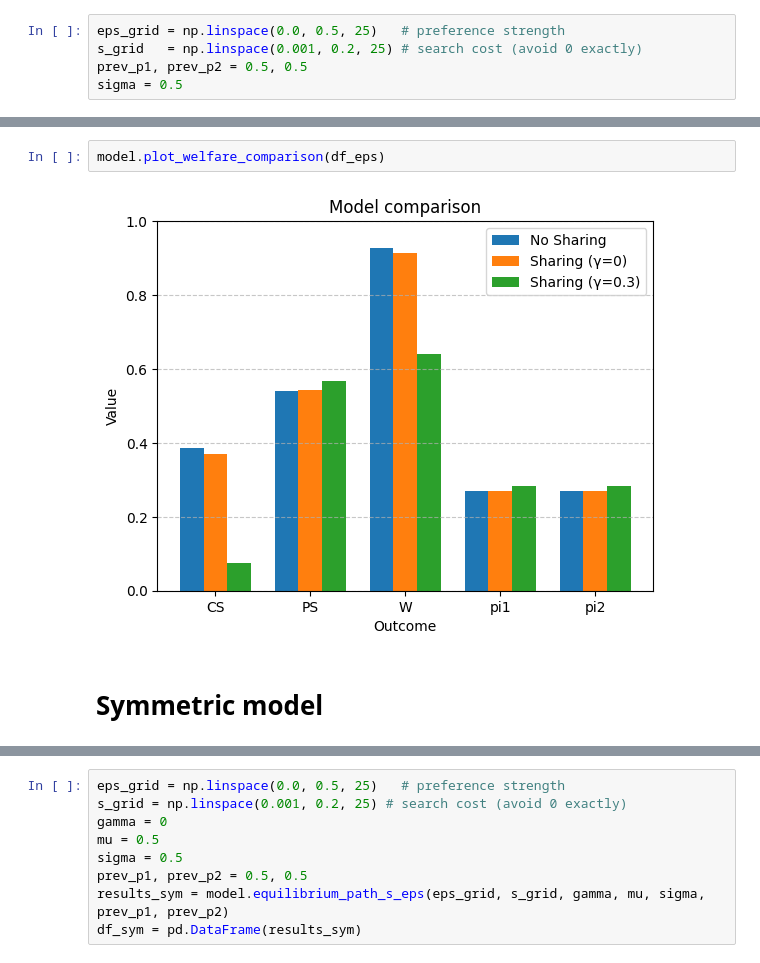
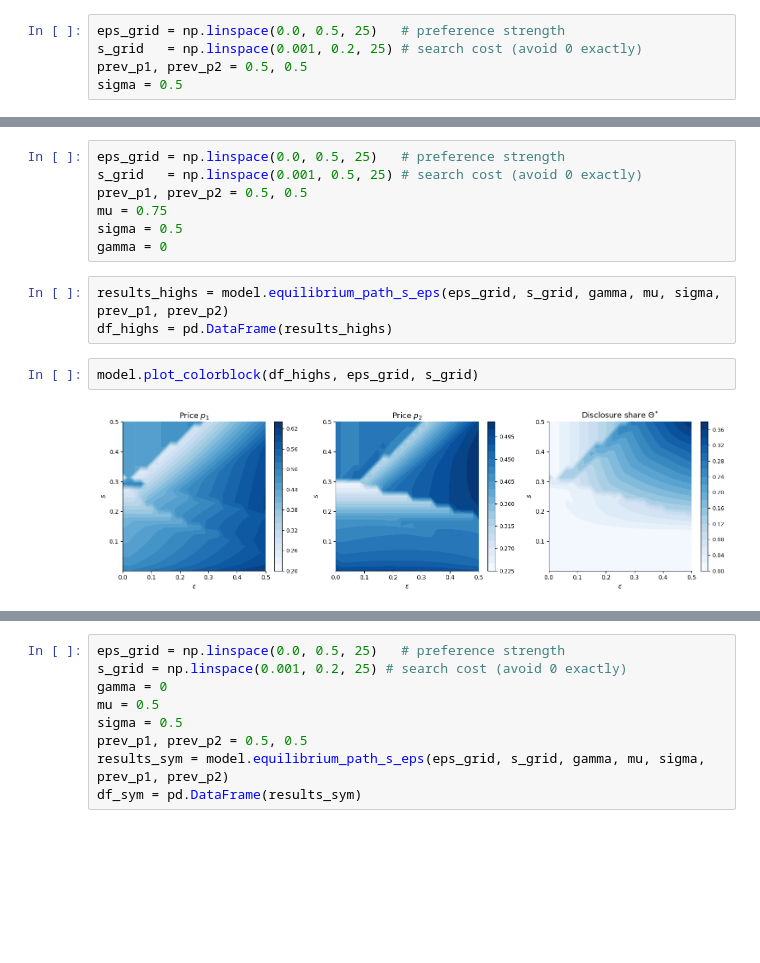
Before and after one commit to lkh927/masters2026, a Jupyter notebook: Model.ipynb, the cells around one changed output, grey strips where cells are left out. Cells and saved outputs as stored; diff of their text form; blank space fills up the shorter version.

```diff
--- a/Model.ipynb
+++ b/Model.ipynb
@@ -331,6 +57,14 @@ Sharing (γ=0.3)  0.677  0.677  0.283  0.283  0.074  0.567  0.641
-# %%
-model.plot_welfare_comparison(df_eps)
-# %% [output]
-[figure, removed]
-# %% [markdown]
-# Symmetric model
+# %%
+eps_grid = np.linspace(0.0, 0.5, 25)   # preference strength
+s_grid   = np.linspace(0.001, 0.5, 25) # search cost (avoid 0 exactly)
+prev_p1, prev_p2 = 0.5, 0.5
+mu = 0.75
+sigma = 0.5
+gamma = 0
+# %%
+results_highs = model.equilibrium_path_s_eps(eps_grid, s_grid, gamma, mu, sigma, prev_p1, prev_p2)
+df_highs = pd.DataFrame(results_highs)
+# %%
+model.plot_colorblock(df_highs, eps_grid, s_grid)
+# %% [output]
+[figure, added]
```
Also changed, not shown: parts of 60 cells of this notebook, 2 other files.
